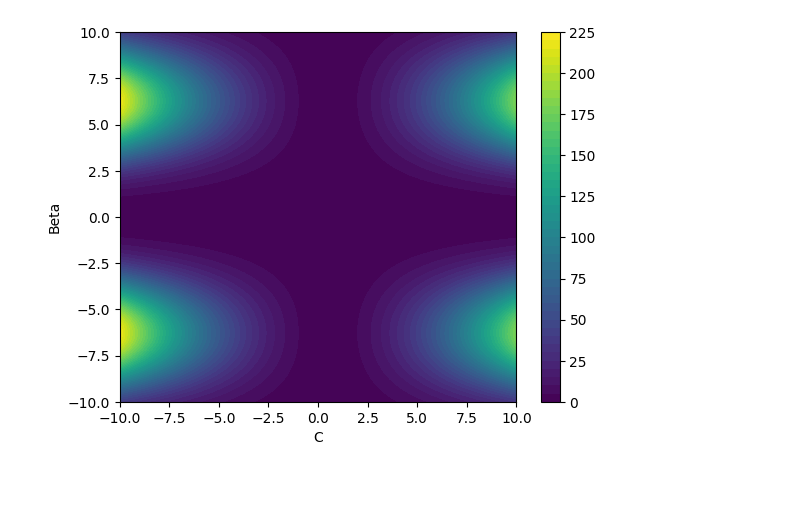
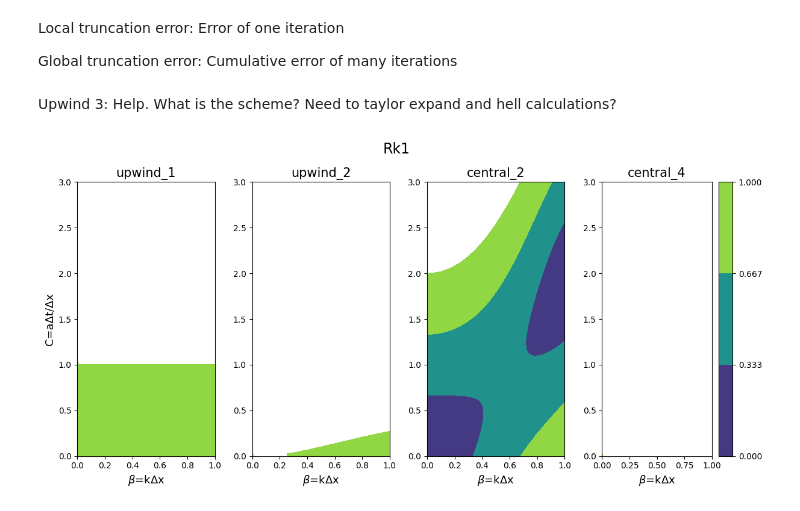
Before and after one commit to tabjone/2DHDCZ, a Jupyter notebook: visualisation/von_neumann.ipynb, the cells around one changed output. Saved outputs shown, nothing was run; the diff lists cells and outputs as text; code cells hidden in the pictures; blank space fills up the shorter version.

Commit message:
ADD: Von neumann plots for rk1,2,3,4, upwind 1,2, central 2,4

```diff
--- a/visualisation/von_neumann.ipynb
+++ b/visualisation/von_neumann.ipynb
@@ -3,0 +10,4 @@ import matplotlib.pyplot as plt
+# %% [markdown]
+Local truncation error: Error of one iteration
+
+Global truncation error: Cumulative error of many iterations
@@ -4 +38,3 @@ import matplotlib.pyplot as plt
+# %% [markdown]
+Upwind 3: Help. What is the scheme? Need to taylor expand and hell calculations?
 # %%
@@ -24,8 +62,26 @@ rk2_ = rk2(upw)
-# %%
-plt.contourf(X, Y, rk2_, levels=50, cmap="viridis")
-plt.colorbar()
-plt.xlabel("C")
-plt.ylabel("Beta")
-plt.show()
-# %% [output]
-[figure, removed]
+# %%
+spacial_funcs = [mu_upwind_1, mu_upwind_2, mu_central_2, mu_central_4]
+
+fig, ax = plt.subplots(ncols=len(spacial_funcs), figsize=(12,6))
+
+fig.suptitle('Rk1', fontsize=17)
+
+C = np.linspace(0, 3, 100)
+beta = np.linspace(0, 1, 100)
+
+X, Y = np.meshgrid(C, beta)
+
+i = 0
+
+ax[0].set_ylabel( "C=aΔt/Δx", fontsize=13)
+
+for s_func in spacial_funcs:
+    contour = ax[i].contourf(Y, X, g_rk_1(s_func(X, Y)), levels=np.linspace(0,1,4), cmap="viridis",vmax=1)
+    ax[i].set_xlabel(r"$\beta$=kΔx", fontsize=13)
+    ax[i].set_title(s_func.__name__.split("mu_")[1], fontsize=15)
+    i+=1
+fig.tight_layout()
+fig.colorbar(contour, ax=ax[-1])
+plt.show()
+# %% [output]
+[figure, added]
```
Also changed, not shown: parts of 6 cells of this notebook.
